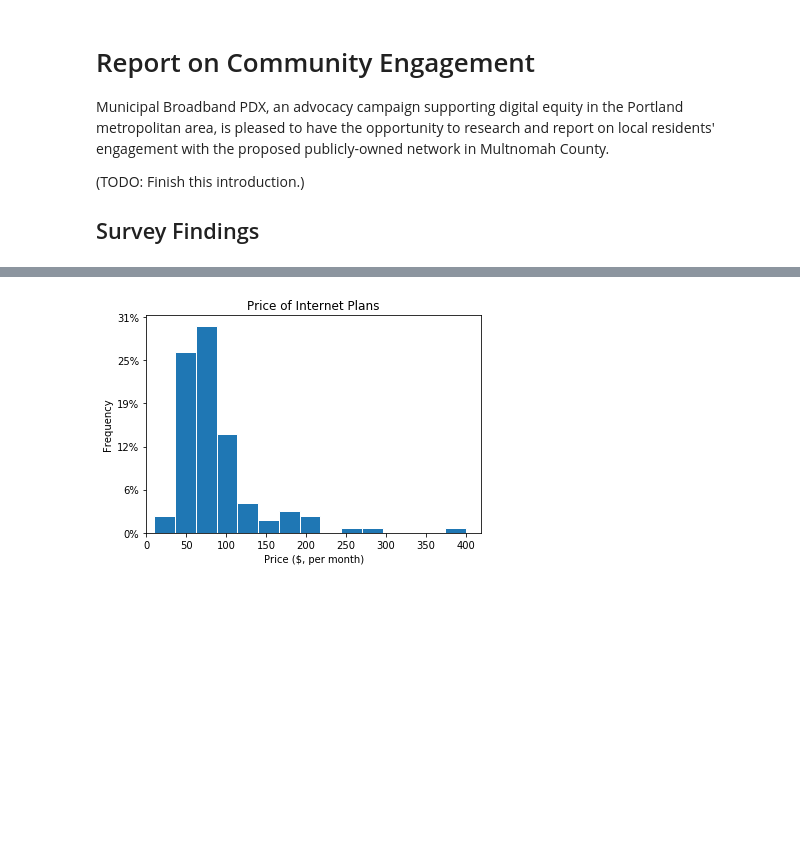
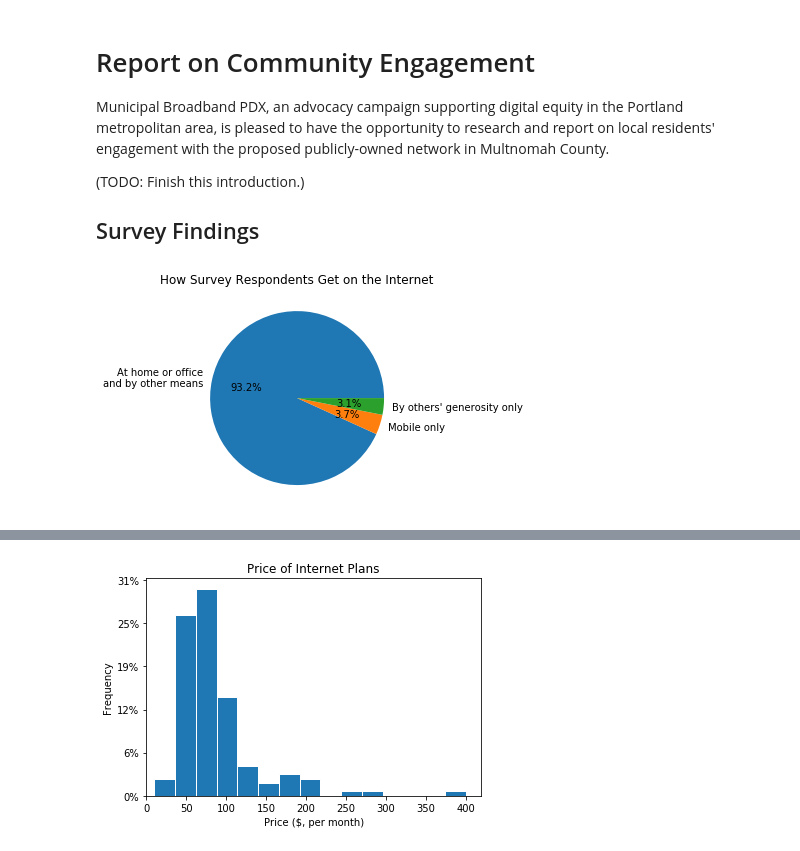
Before and after one commit to municipalbroadband/reports, a Jupyter notebook: mbpdx/2020-02-community-engagement/report.ipynb, the cells around one changed output, grey strips where cells are left out. Saved outputs shown, nothing was run; the diff lists cells and outputs as text; code cells hidden in the pictures; blank space fills up the shorter version.

```diff
--- a/mbpdx/2020-02-community-engagement/report.ipynb
+++ b/mbpdx/2020-02-community-engagement/report.ipynb
@@ -18,4 +17,17 @@ Municipal Broadband PDX, an advocacy campaign supporting digital equity in the P
 (TODO: Finish this introduction.)
 
 ## Survey Findings
+# %%
+import textwrap
+
+df.filter(['has_internet_premise', 'has_internet_mobile_only', 'has_internet_ext_only']).agg('sum').rename({
+    'has_internet_premise': textwrap.fill('At home or office and by other means', 20),
+    'has_internet_mobile_only': 'Mobile only',
+    'has_internet_ext_only': "By others' generosity only",
+}).plot(kind='pie', autopct='%.1f%%', title='How Survey Respondents Get on the Internet')
+plt.ylabel(None)
+
+plt.show()
+# %% [output]
+[figure, added]
 # %%
```
Also changed, not shown: parts of 5 cells of this notebook.
